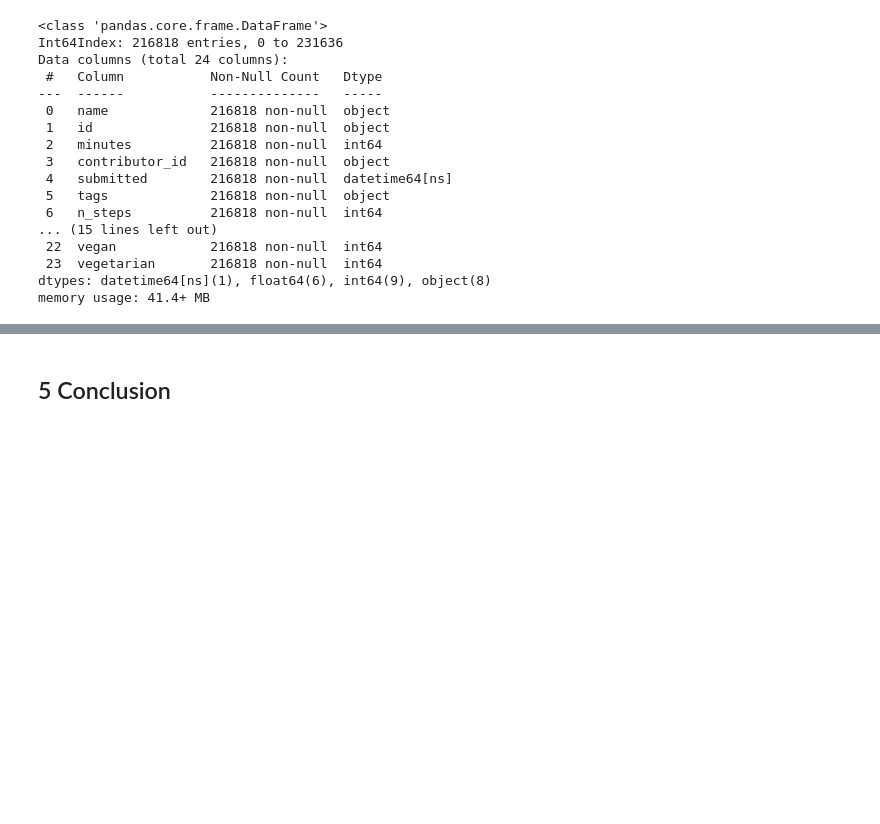
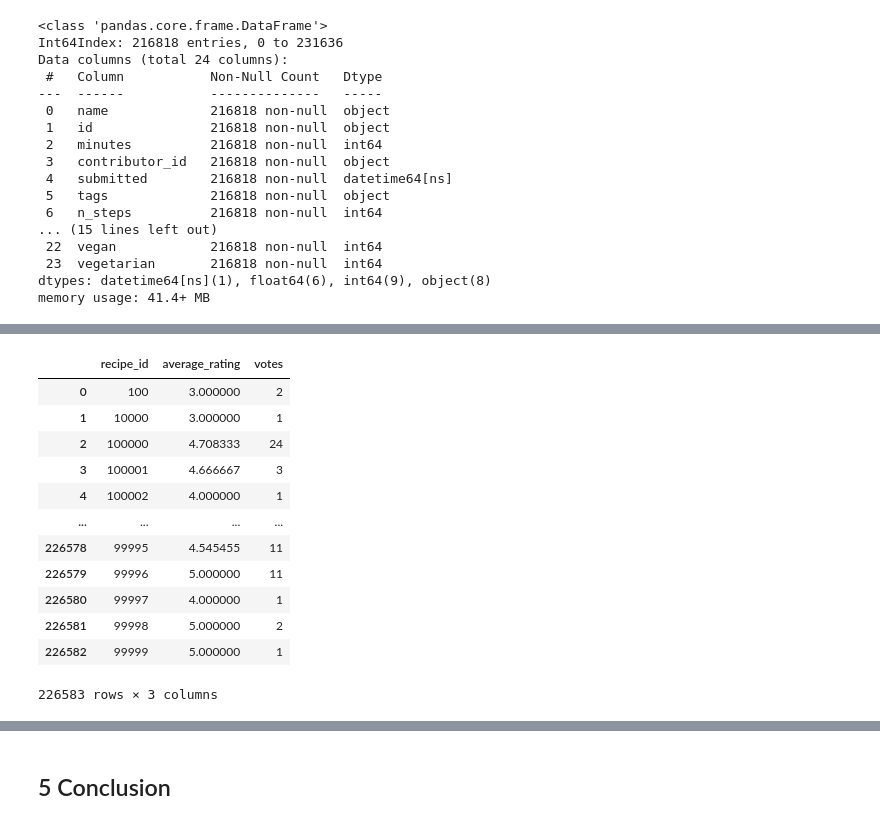
Before and after one commit to kli210/recipe_recommender_capstone, a Jupyter notebook: data_preprocessing.ipynb, the cells around one changed output, grey strips where cells are left out. Cells and saved outputs as stored; diff of their text form; code cells hidden in the pictures; blank space fills up the shorter version.

```diff
--- a/data_preprocessing.ipynb
+++ b/data_preprocessing.ipynb
@@ -864,0 +867,20 @@ raw_users_df.to_pickle("clean_interactions.pkl")
+# %%
+# Rename columns
+user_rating.rename(columns={'mean':'average_rating','count':'votes'},inplace=True)
+
+# View table
+user_rating
+# %% [output]
+|  | recipe_id | average_rating | votes |
+| 0 | 100 | 3.000000 | 2 |
+| 1 | 10000 | 3.000000 | 1 |
+| 2 | 100000 | 4.708333 | 24 |
+| 3 | 100001 | 4.666667 | 3 |
+| 4 | 100002 | 4.000000 | 1 |
+| ... | ... | ... | ... |
+| 226578 | 99995 | 4.545455 | 11 |
+| 226579 | 99996 | 5.000000 | 11 |
+| 226580 | 99997 | 4.000000 | 1 |
+| 226581 | 99998 | 5.000000 | 2 |
+| 226582 | 99999 | 5.000000 | 1 |
+226583 rows × 3 columns
```
Also changed, not shown: parts of 20 cells of this notebook.
